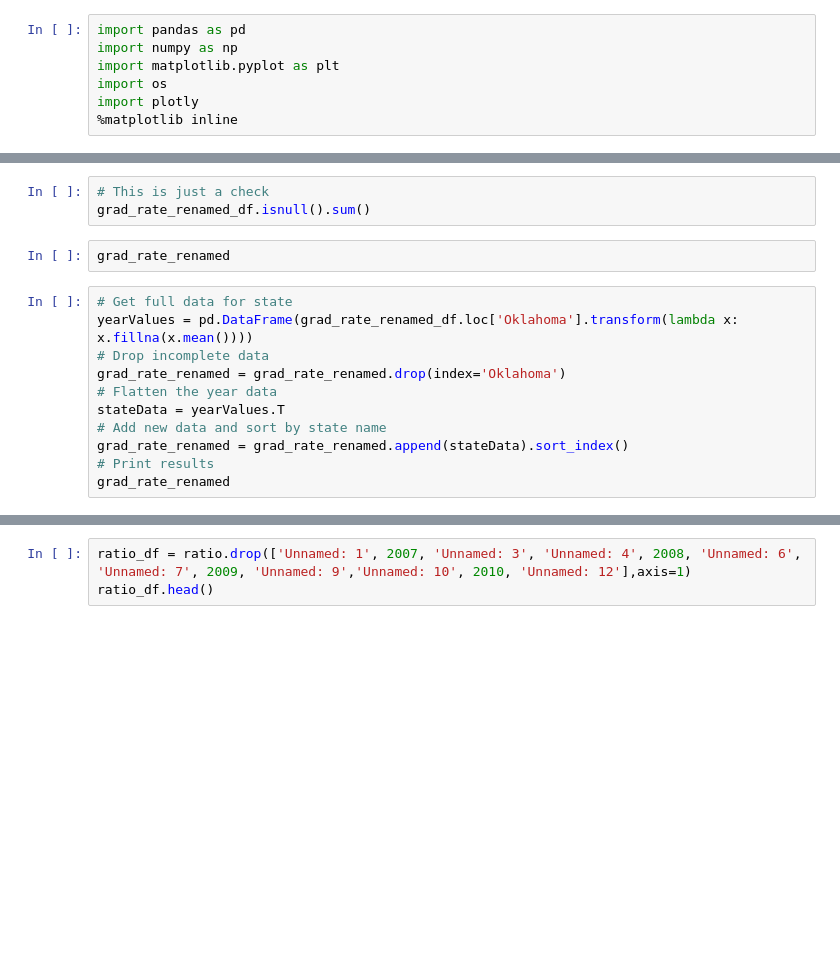
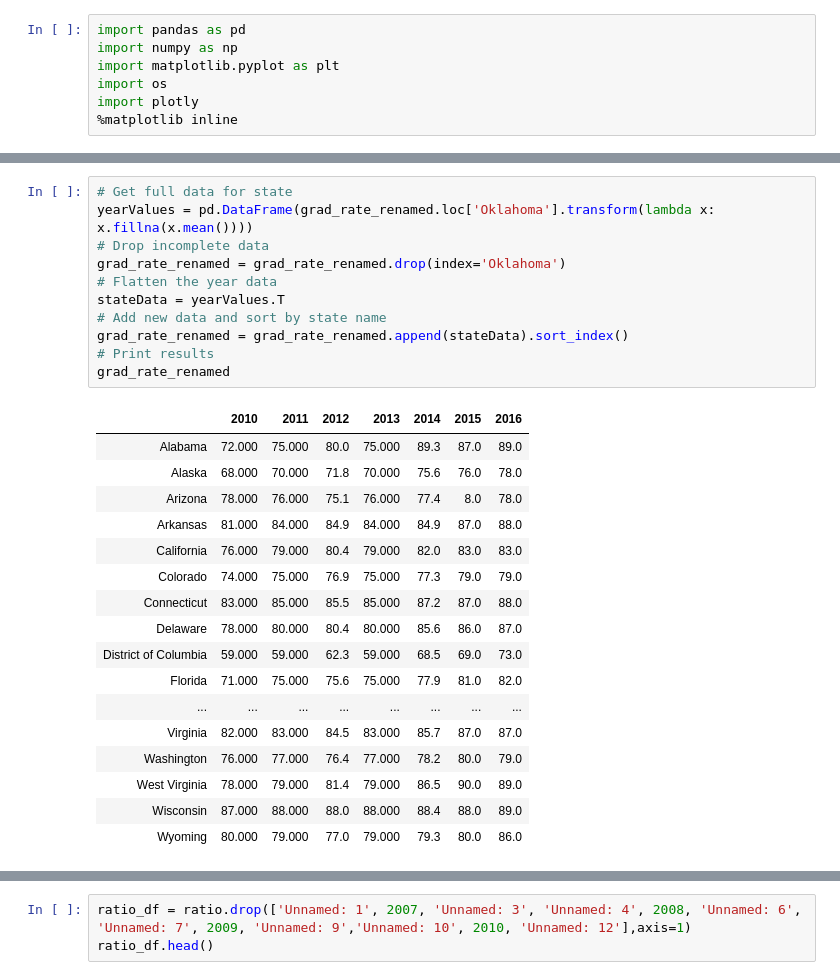
Before and after one commit to ScriptMigo/Project-1, a Jupyter notebook: teacher.ipynb, the cells around one changed output, grey strips where cells are left out. Drawn from its saved outputs; the diff is of its cells as text; blank space fills up the shorter version.

```diff
--- a/teacher.ipynb
+++ b/teacher.ipynb
@@ -40,17 +44,30 @@ grad_rate_renamed.head()
-# %%
-# This is just a check
-grad_rate_renamed_df.isnull().sum()
-# %%
-grad_rate_renamed
 # %%
 # Get full data for state
-yearValues = pd.DataFrame(grad_rate_renamed_df.loc['Oklahoma'].transform(lambda x: x.fillna(x.mean())))
+yearValues = pd.DataFrame(grad_rate_renamed.loc['Oklahoma'].transform(lambda x: x.fillna(x.mean())))
 # Drop incomplete data
 grad_rate_renamed = grad_rate_renamed.drop(index='Oklahoma')
 # Flatten the year data
 stateData = yearValues.T
 # Add new data and sort by state name
 grad_rate_renamed = grad_rate_renamed.append(stateData).sort_index()
 # Print results
 grad_rate_renamed
+# %% [output]
+|  | 2010 | 2011 | 2012 | 2013 | 2014 | 2015 | 2016 |
+| Alabama | 72.000 | 75.000 | 80.0 | 75.000 | 89.3 | 87.0 | 89.0 |
+| Alaska | 68.000 | 70.000 | 71.8 | 70.000 | 75.6 | 76.0 | 78.0 |
+| Arizona | 78.000 | 76.000 | 75.1 | 76.000 | 77.4 | 8.0 | 78.0 |
+| Arkansas | 81.000 | 84.000 | 84.9 | 84.000 | 84.9 | 87.0 | 88.0 |
+| California | 76.000 | 79.000 | 80.4 | 79.000 | 82.0 | 83.0 | 83.0 |
+| Colorado | 74.000 | 75.000 | 76.9 | 75.000 | 77.3 | 79.0 | 79.0 |
+| Connecticut | 83.000 | 85.000 | 85.5 | 85.000 | 87.2 | 87.0 | 88.0 |
+| Delaware | 78.000 | 80.000 | 80.4 | 80.000 | 85.6 | 86.0 | 87.0 |
+| District of Columbia | 59.000 | 59.000 | 62.3 | 59.000 | 68.5 | 69.0 | 73.0 |
+| Florida | 71.000 | 75.000 | 75.6 | 75.000 | 77.9 | 81.0 | 82.0 |
+| ... | ... | ... | ... | ... | ... | ... | ... |
+| Virginia | 82.000 | 83.000 | 84.5 | 83.000 | 85.7 | 87.0 | 87.0 |
+| Washington | 76.000 | 77.000 | 76.4 | 77.000 | 78.2 | 80.0 | 79.0 |
+| West Virginia | 78.000 | 79.000 | 81.4 | 79.000 | 86.5 | 90.0 | 89.0 |
+| Wisconsin | 87.000 | 88.000 | 88.0 | 88.000 | 88.4 | 88.0 | 89.0 |
+| Wyoming | 80.000 | 79.000 | 77.0 | 79.000 | 79.3 | 80.0 | 86.0 |
 # %%
```
Also changed, not shown: parts of 18 cells of this notebook.
